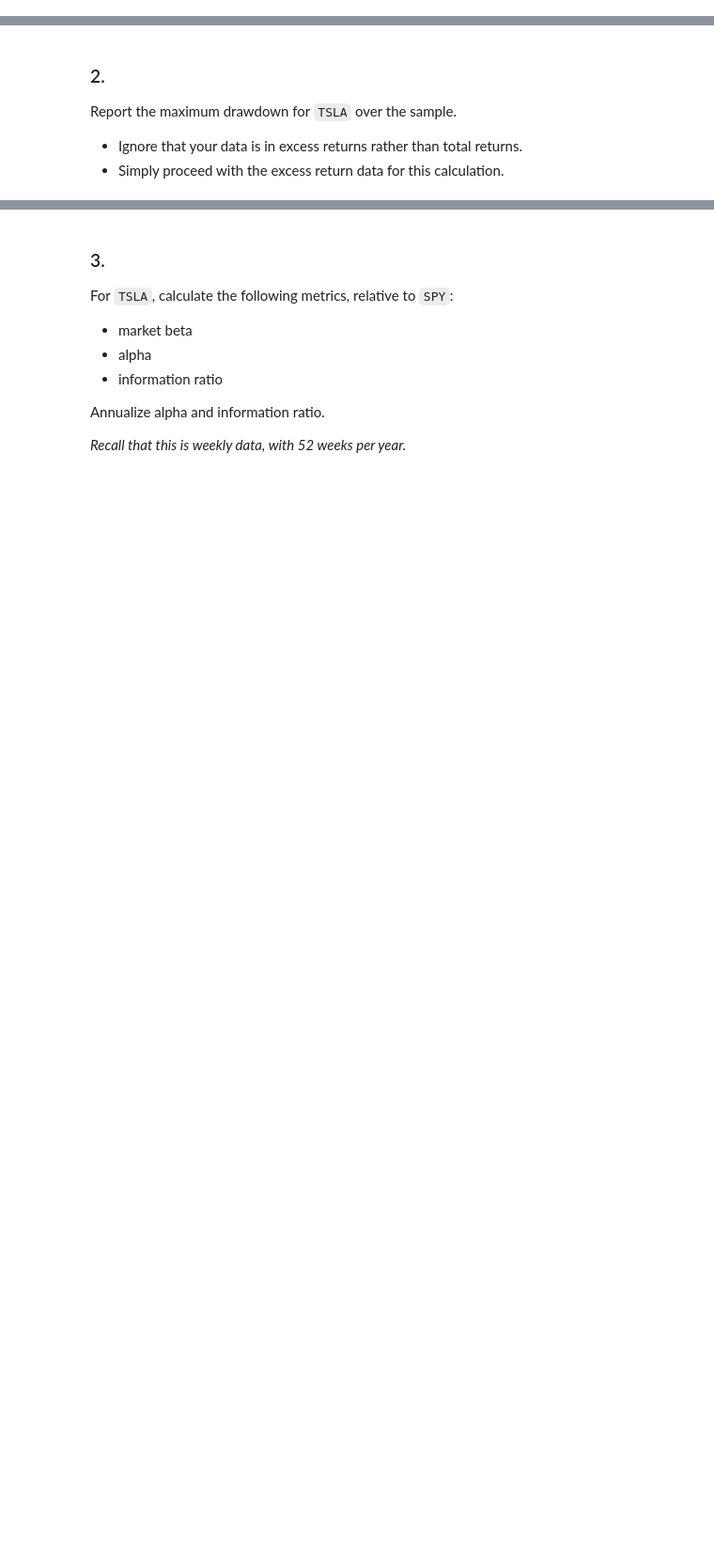
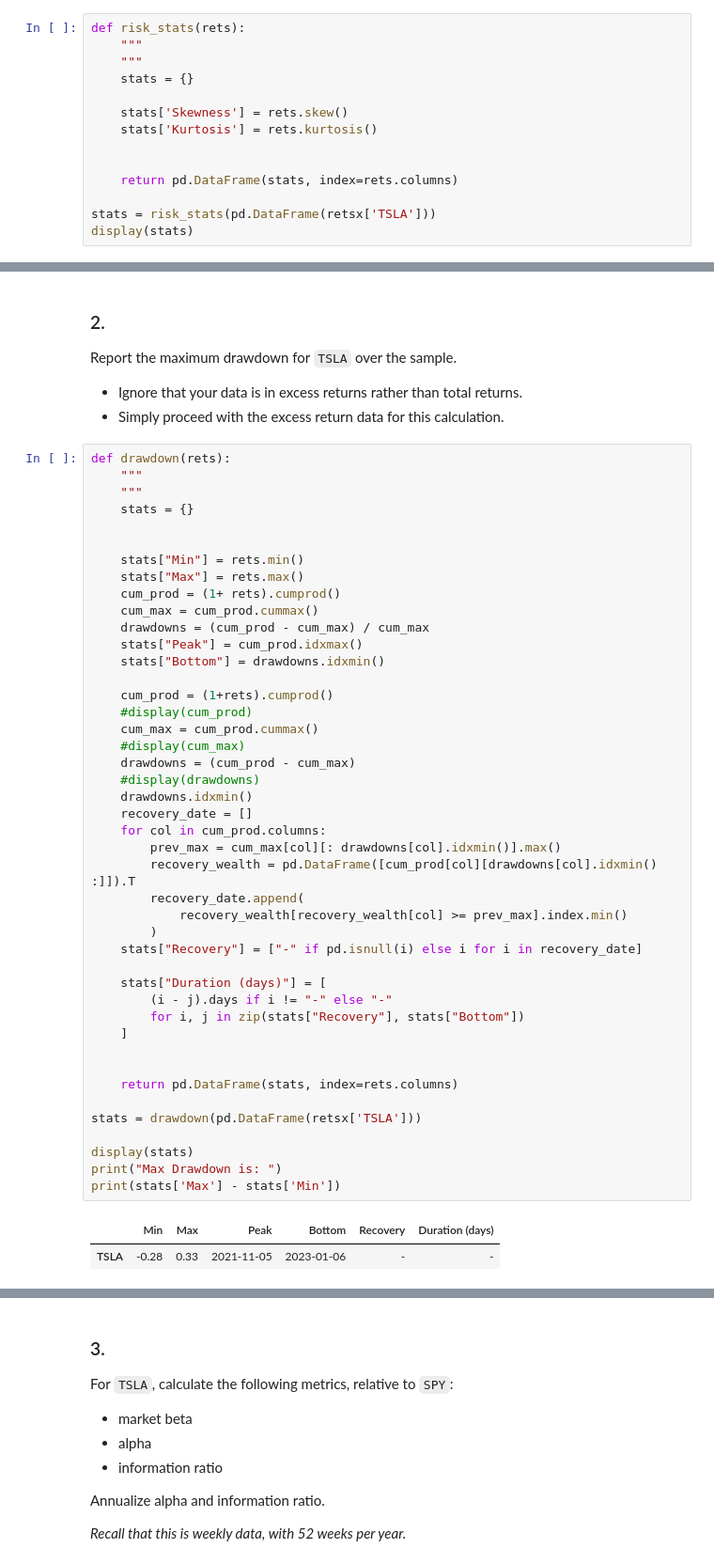
Before and after one commit to spknash/FINM-hw, a Jupyter notebook: midterm/Midterm.ipynb, the cells around one changed output, grey strips where cells are left out. Shown at 94% size. Saved outputs shown, nothing was run; the diff lists cells and outputs as text; blank space fills up the shorter version.

```diff
--- a/midterm/Midterm.ipynb
+++ b/midterm/Midterm.ipynb
@@ -320,3 +323,17 @@ Report the following performance metrics of excess returns for Tesla (`TSLA`).
 You are not annualizing any of these stats.
 
 What do these metrics indicate about the nature of the returns?
+# %%
+def risk_stats(rets):
+    """
+    """
+    stats = {}
+
+    stats['Skewness'] = rets.skew()
+    stats['Kurtosis'] = rets.kurtosis()
+
+
+    return pd.DataFrame(stats, index=rets.columns)
+
+stats = risk_stats(pd.DataFrame(retsx['TSLA']))
+display(stats)
@@ -326,3 +346,50 @@ What do these metrics indicate about the nature of the returns?
 Report the maximum drawdown for `TSLA` over the sample.
 * Ignore that your data is in excess returns rather than total returns.
 * Simply proceed with the excess return data for this calculation.
+# %%
+def drawdown(rets):
+    """
+    """
+    stats = {}
+
+
+    stats["Min"] = rets.min()
+    stats["Max"] = rets.max()
+    cum_prod = (1+ rets).cumprod()
+    cum_max = cum_prod.cummax()
+    drawdowns = (cum_prod - cum_max) / cum_max
+    stats["Peak"] = cum_prod.idxmax()
+    stats["Bottom"] = drawdowns.idxmin()
+
+    cum_prod = (1+rets).cumprod()
+    #display(cum_prod)
+    cum_max = cum_prod.cummax()
+    #display(cum_max)
+    drawdowns = (cum_prod - cum_max)
+    #display(drawdowns)
+    drawdowns.idxmin()
+    recovery_date = []
+    for col in cum_prod.columns:
+        prev_max = cum_max[col][: drawdowns[col].idxmin()].max()
+        recovery_wealth = pd.DataFrame([cum_prod[col][drawdowns[col].idxmin() :]]).T
+        recovery_date.append(
+            recovery_wealth[recovery_wealth[col] >= prev_max].index.min()
+        )
+    stats["Recovery"] = ["-" if pd.isnull(i) else i for i in recovery_date]
+
+    stats["Duration (days)"] = [
+        (i - j).days if i != "-" else "-"
+        for i, j in zip(stats["Recovery"], stats["Bottom"])
+    ]
+
+
+    return pd.DataFrame(stats, index=rets.columns)
+
+stats = drawdown(pd.DataFrame(retsx['TSLA']))
+
+display(stats)
+print("Max Drawdown is: ")
+print(stats['Max'] - stats['Min'])
+# %% [output]
+|  | Min | Max | Peak | Bottom | Recovery | Duration (days) |
+| TSLA | -0.28 | 0.33 | 2021-11-05 | 2023-01-06 | - | - |
```
Also changed, not shown: parts of 5 cells of this notebook.
